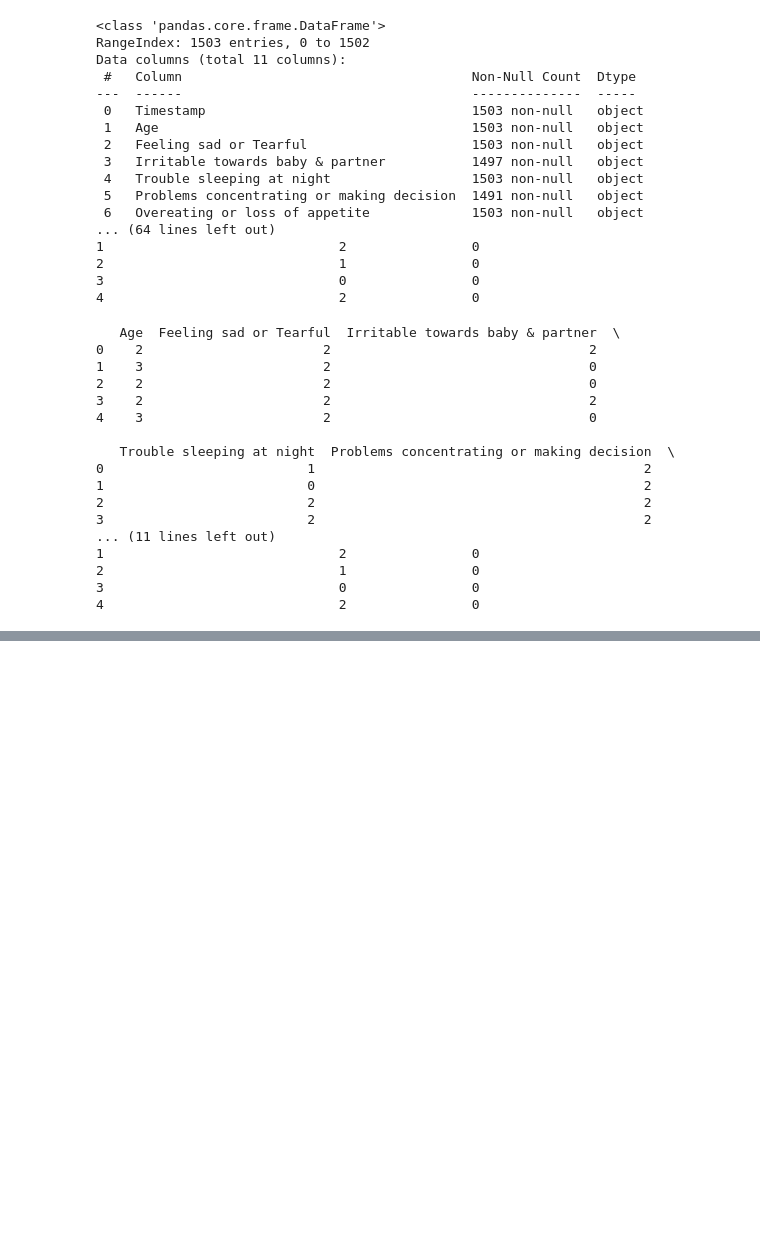
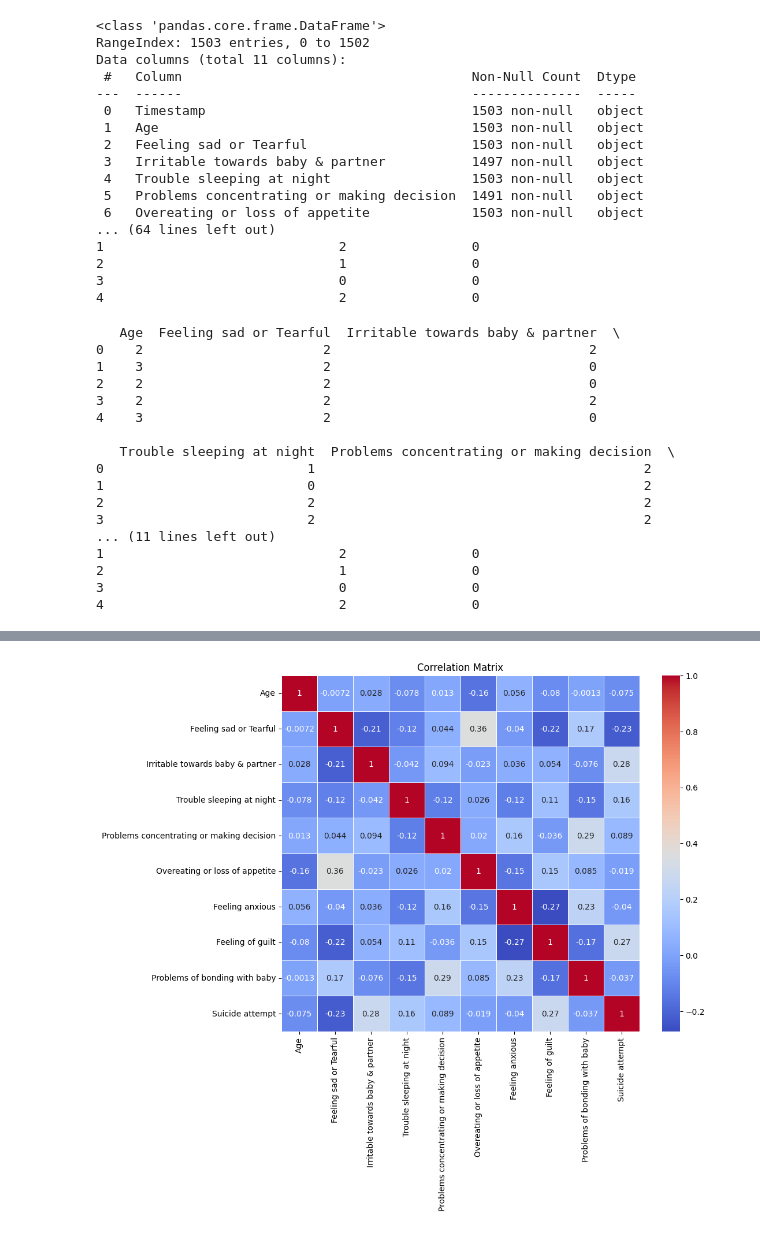
Before and after one commit to walethewave/Suicide-Attempt-Prediction, a Jupyter notebook: Prd sucide.ipynb, the cells around one changed output, grey strips where cells are left out. Cells and saved outputs as stored; diff of their text form; code cells hidden in the pictures; blank space fills up the shorter version.

```diff
--- a/Prd sucide.ipynb
+++ b/Prd sucide.ipynb
@@ -104,3 +104,78 @@ data_imputed.head(9)
 | 6 | 3 | 0 | 2 | 0 | 0 | ... |
 | 7 | 2 | 2 | 0 | 2 | 2 | ... |
 | 8 | 2 | 2 | 2 | 0 | 2 | ... |
+# %%
+import pandas as pd
+import seaborn as sns
+import matplotlib.pyplot as plt
+from sklearn.impute import SimpleImputer
+from sklearn.preprocessing import LabelEncoder
+# Calculate the correlation matrix
+correlation_matrix = data_imputed.corr()
+
+# Plot the correlation matrix using a heatmap
+plt.figure(figsize=(10, 8))
+sns.heatmap(correlation_matrix, annot=True, cmap='coolwarm', linewidths=0.5)
+plt.title('Correlation Matrix')
+plt.show()
+
+# Display the correlation matrix
+print(correlation_matrix)
+# Correlation Matrix Interpretation
+# - Correlation Coefficient (r):
+#   - Values range from -1 to 1.
+#   - 1 indicates a perfect positive correlation.
+#   - -1 indicates a perfect negative correlation.
+#   - 0 indicates no correlation.
+#
+# Key Findings from the Correlation Matrix:
+# 1. Age:
+#    - Negatively correlated with Overeating or loss of appetite (-0.16), Feeling of guilt (-0.08), and Suicide attempt (-0.075).
+#    - These correlations are weak, suggesting little to no relationship.
+#
+# 2. Feeling sad or Tearful:
+#    - Positively correlated with Overeating or loss of appetite (0.36).
+#    - Negatively correlated with Irritable towards baby & partner (-0.21) and Suicide attempt (-0.23).
+#    - A moderate positive correlation with Overeating or loss of appetite suggests that feeling sad or tearful is somewhat related to changes in appetite.
+#
+# 3. Irritable towards baby & partner:
+#    - Positively correlated with Suicide attempt (0.28).
+#    - This moderate positive correlation indicates that irritability towards baby and partner is somewhat associated with an increased likelihood of suicide attempt.
+#
+# 4. Trouble sleeping at night:
+#    - Positively correlated with Problems concentrating or making decision (0.16).
+#    - This suggests a weak relationship where trouble sleeping might be related to concentration problems.
+#
+# 5. Problems concentrating or making decision:
+#    - Positively correlated with Feeling of guilt (0.16).
+#    - Indicates a weak positive relationship where concentration problems might be linked to feelings of guilt.
+#
+# 6. Overeating or loss of appetite:
+#    - Positively correlated with Feeling sad or Tearful (0.36).
+#    - Indicates that changes in appetite are moderately related to feeling sad or tearful.
+#
+# 7. Feeling anxious:
+#    - Negatively correlated with Feeling of guilt (-0.27).
+#    - Indicates a weak negative relationship where anxiety is somewhat associated with lower feelings of guilt.
+#
+# 8. Feeling of guilt:
+#    - Positively correlated with Suicide attempt (0.27).
+#    - Indicates a weak to moderate positive relationship where feelings of guilt are somewhat linked to the likelihood of a suicide attempt.
+#
+# 9. Problems of bonding with baby:
+#    - Positively correlated with Feeling anxious (0.23).
+#    - Indicates a weak relationship where problems bonding with the baby are related to feeling anxious.
+#
+# 10. Suicide attempt:
+#     - Positively correlated with Irritable towards baby & partner (0.28), Feeling of guilt (0.27).
+#     - Negatively correlated with Feeling sad or Tearful (-0.23).
+#     - The correlations with Suicide attempt suggest that irritability towards baby and partner, and feelings of guilt have the strongest relationships, though they are still moderate.
+#
+# Summary:
+# - Most of the correlations are weak (close to 0), indicating that there is no strong linear relationship between most pairs of variables.
+# - The strongest correlations are between Feeling sad or Tearful and Overeating or loss of appetite (0.36), and Irritable towards baby & partner and Suicide attempt (0.28).
+# - These findings can help in understanding which factors might be more closely associated with each other, providing insights into areas where interventions might be more focused.
+#
+# If you need further analysis or have specific questions about the data, feel free to ask!
+# %% [output]
+[figure, added]
```
Also changed, not shown: parts of 1 cell of this notebook.
